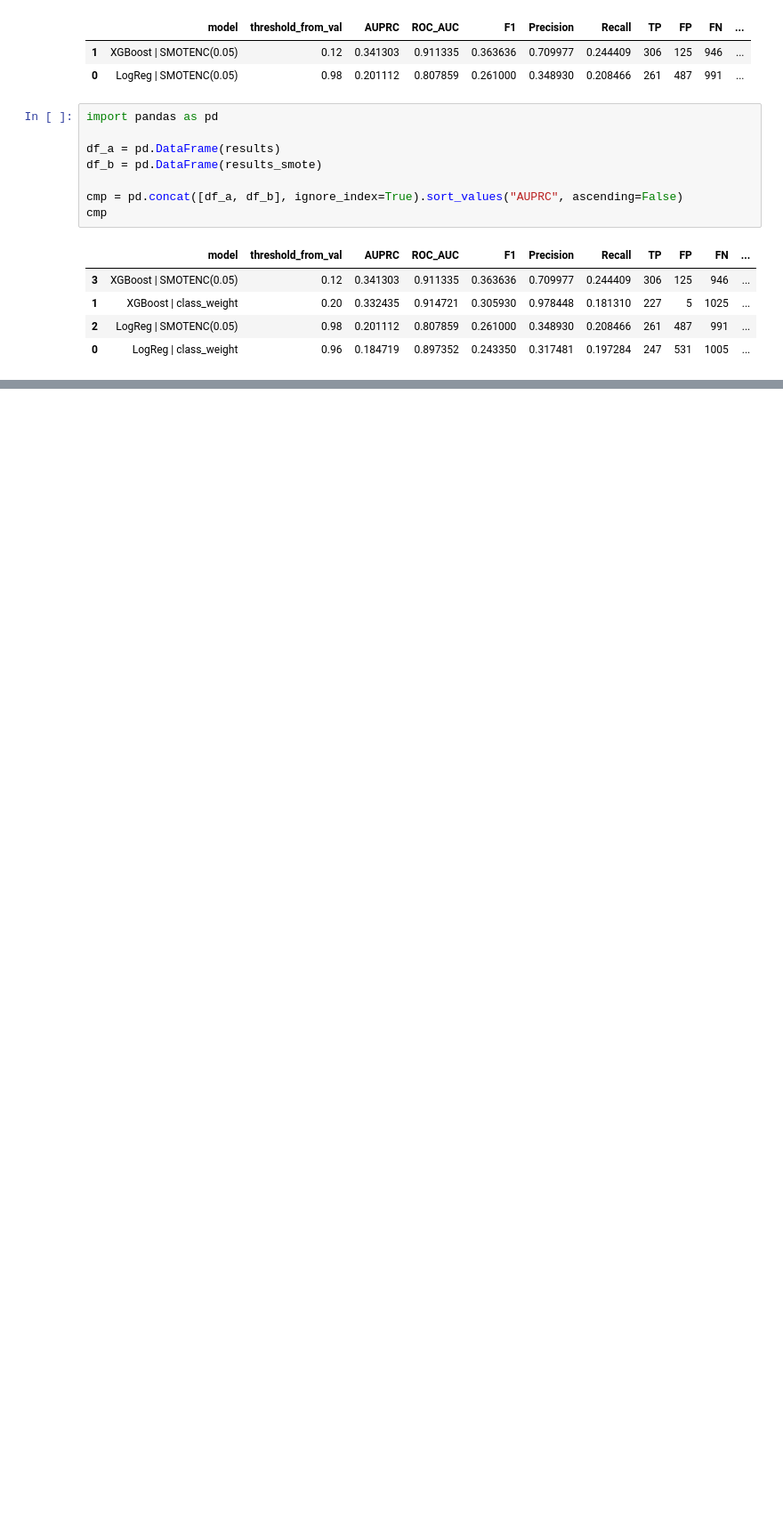
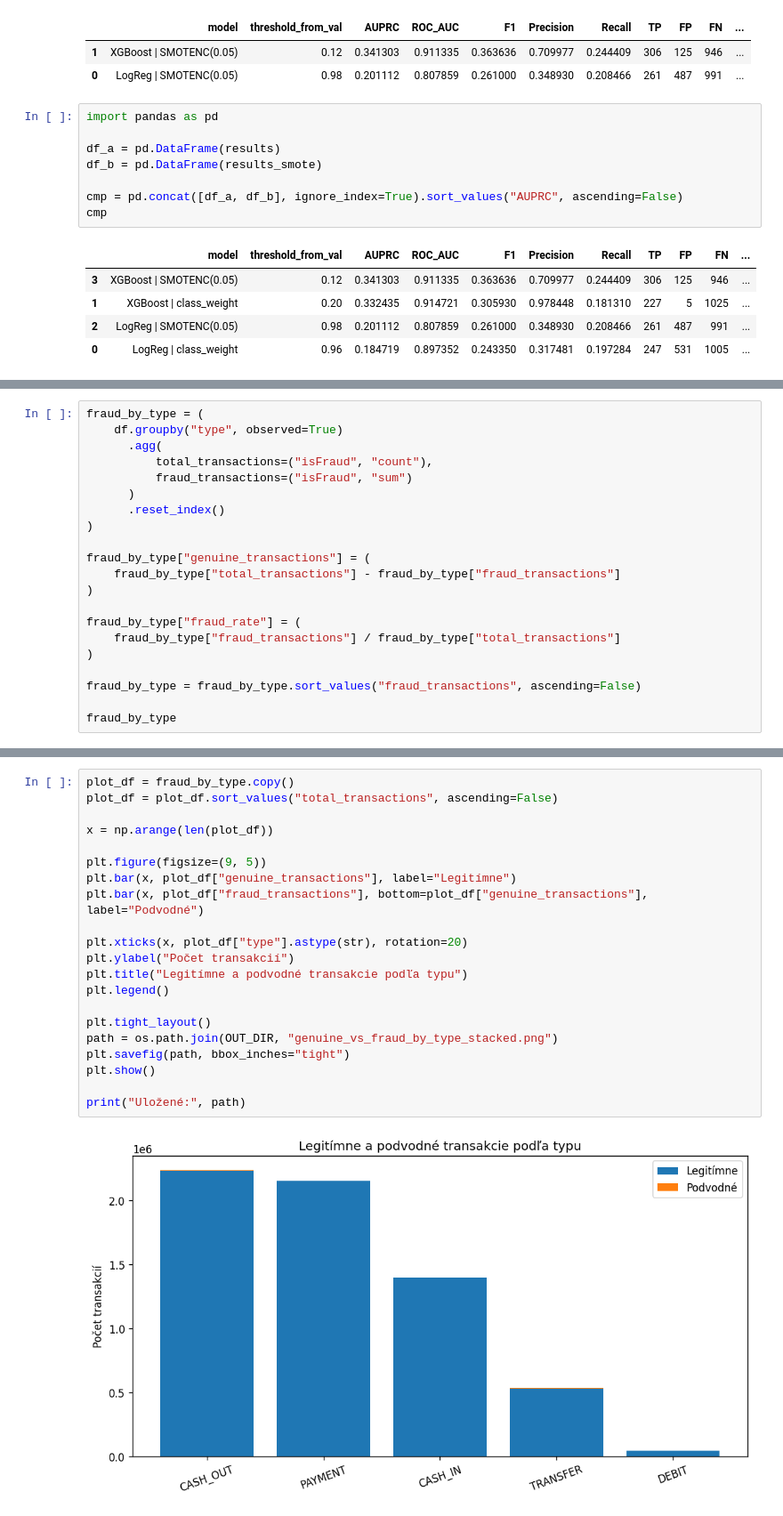
Before and after one commit to kkuichi/ah249ki, a Jupyter notebook: Experiment_anton.ipynb, the cells around one changed output, grey strips where cells are left out. Shown at 89% size. Cells and saved outputs as stored; diff of their text form; blank space fills up the shorter version.

```diff
--- a/Experiment_anton.ipynb
+++ b/Experiment_anton.ipynb
@@ -1461,0 +1540,21 @@ cmp
+# %%
+fraud_by_type = (
+    df.groupby("type", observed=True)
+      .agg(
+          total_transactions=("isFraud", "count"),
+          fraud_transactions=("isFraud", "sum")
+      )
+      .reset_index()
+)
+
+fraud_by_type["genuine_transactions"] = (
+    fraud_by_type["total_transactions"] - fraud_by_type["fraud_transactions"]
+)
+
+fraud_by_type["fraud_rate"] = (
+    fraud_by_type["fraud_transactions"] / fraud_by_type["total_transactions"]
+)
+
+fraud_by_type = fraud_by_type.sort_values("fraud_transactions", ascending=False)
+
+fraud_by_type
@@ -1461,0 +1570,23 @@ cmp
+# %%
+plot_df = fraud_by_type.copy()
+plot_df = plot_df.sort_values("total_transactions", ascending=False)
+
+x = np.arange(len(plot_df))
+
+plt.figure(figsize=(9, 5))
+plt.bar(x, plot_df["genuine_transactions"], label="Legitímne")
+plt.bar(x, plot_df["fraud_transactions"], bottom=plot_df["genuine_transactions"], label="Podvodné")
+
+plt.xticks(x, plot_df["type"].astype(str), rotation=20)
+plt.ylabel("Počet transakcií")
+plt.title("Legitímne a podvodné transakcie podľa typu")
+plt.legend()
+
+plt.tight_layout()
+path = os.path.join(OUT_DIR, "genuine_vs_fraud_by_type_stacked.png")
+plt.savefig(path, bbox_inches="tight")
+plt.show()
+
+print("Uložené:", path)
+# %% [output]
+[figure, added]
```
Also changed, not shown: parts of 18 cells of this notebook.
